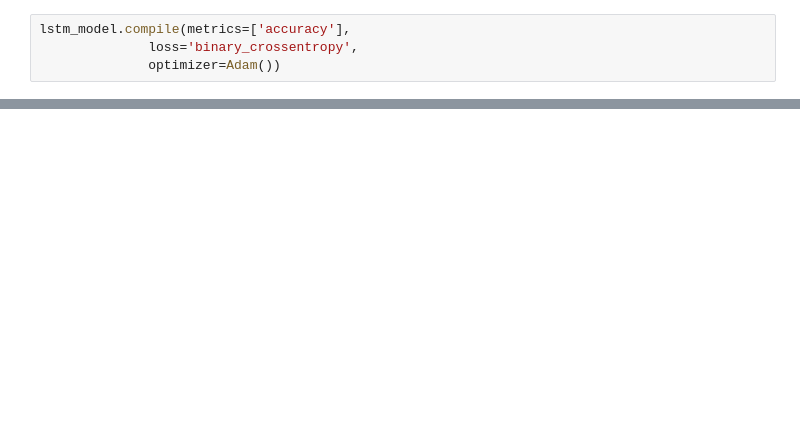
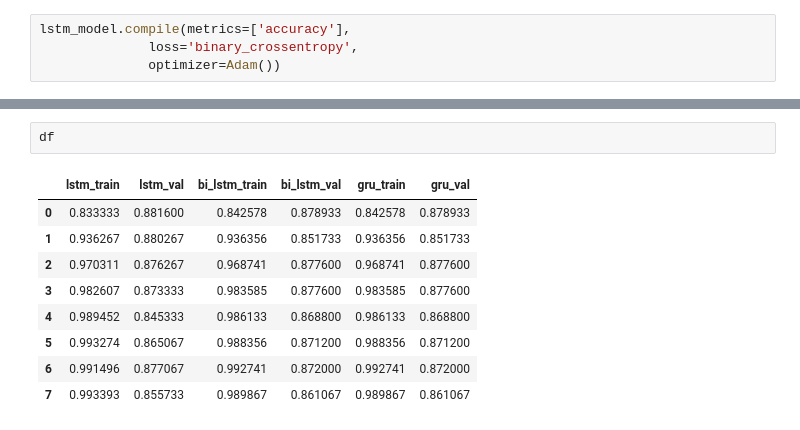
Before and after one commit to AliSultanov2000/Education, a Jupyter notebook: nlp/text_classifiacation.ipynb, the cells around one changed output, grey strips where cells are left out. Cells and saved outputs as stored; diff of their text form; blank space fills up the shorter version.

```diff
--- a/nlp/text_classifiacation.ipynb
+++ b/nlp/text_classifiacation.ipynb
@@ -431,0 +589,12 @@ print(f'{lstm_model.name} accuracy: {lstm_model.evaluate(X_test_seq, y_test, ver
+# %%
+df
+# %% [output]
+|  | lstm_train | lstm_val | bi_lstm_train | bi_lstm_val | gru_train | gru_val |
+| 0 | 0.833333 | 0.881600 | 0.842578 | 0.878933 | 0.842578 | 0.878933 |
+| 1 | 0.936267 | 0.880267 | 0.936356 | 0.851733 | 0.936356 | 0.851733 |
+| 2 | 0.970311 | 0.876267 | 0.968741 | 0.877600 | 0.968741 | 0.877600 |
+| 3 | 0.982607 | 0.873333 | 0.983585 | 0.877600 | 0.983585 | 0.877600 |
+| 4 | 0.989452 | 0.845333 | 0.986133 | 0.868800 | 0.986133 | 0.868800 |
+| 5 | 0.993274 | 0.865067 | 0.988356 | 0.871200 | 0.988356 | 0.871200 |
+| 6 | 0.991496 | 0.877067 | 0.992741 | 0.872000 | 0.992741 | 0.872000 |
+| 7 | 0.993393 | 0.855733 | 0.989867 | 0.861067 | 0.989867 | 0.861067 |
```
Also changed, not shown: parts of 27 cells of this notebook.
